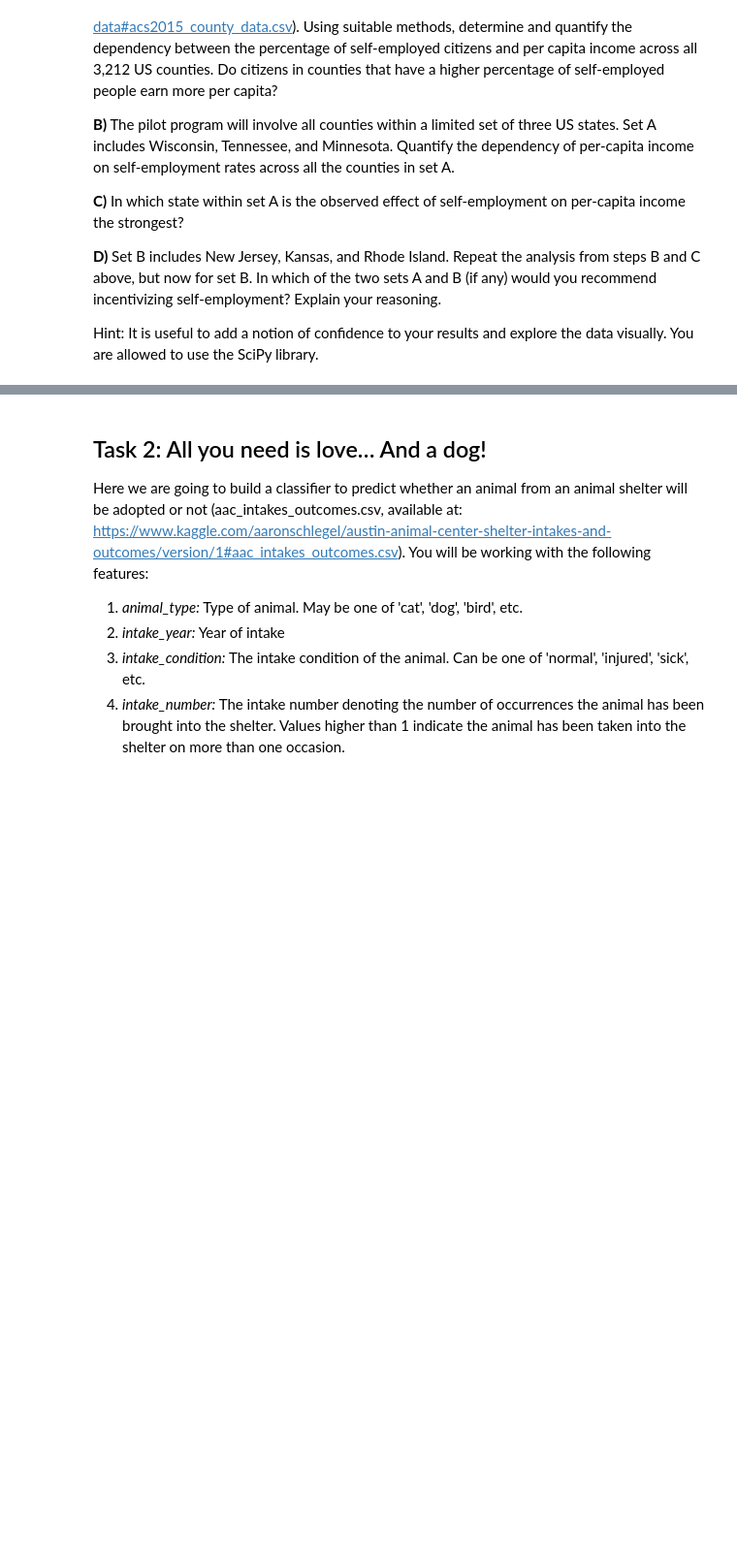
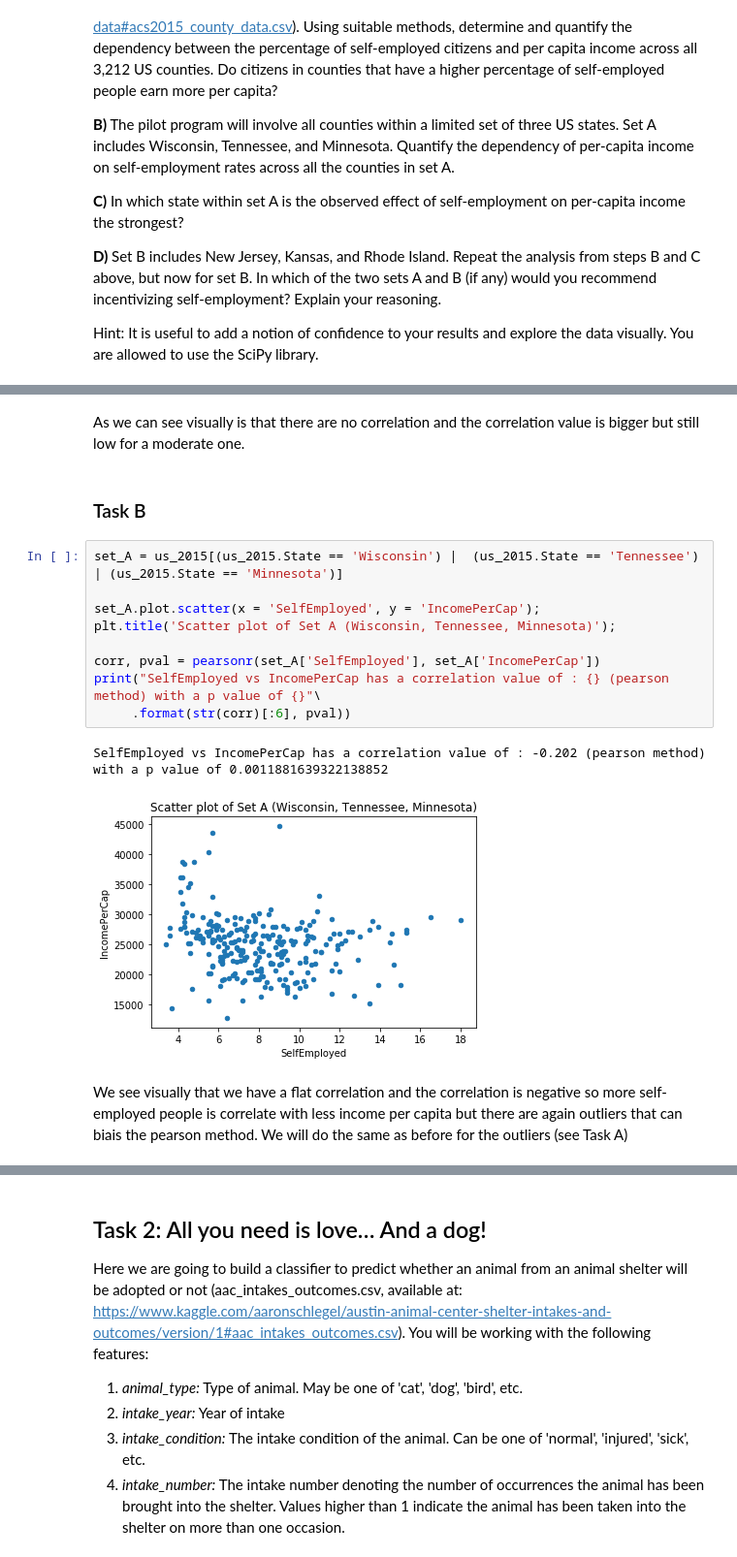
Before and after one commit to vbruttin/ada_homeworks, a Jupyter notebook: Homework4.ipynb, the cells around one changed output, grey strips where cells are left out. Shown at 97% size. Cells and saved outputs as stored; diff of their text form; blank space fills up the shorter version.

```diff
--- a/Homework4.ipynb
+++ b/Homework4.ipynb
@@ -180,0 +101,18 @@ set_B_wo_outliers = set_B[(set_B.IncomePerCap <= 34824.0) & (set_B.IncomePerCap
+# %% [markdown]
+As we can see visually is that there are no correlation and the correlation value is bigger but still low for a moderate one.
+# %% [markdown]
+### Task B
+# %%
+set_A = us_2015[(us_2015.State == 'Wisconsin') |  (us_2015.State == 'Tennessee') | (us_2015.State == 'Minnesota')]
+
+set_A.plot.scatter(x = 'SelfEmployed', y = 'IncomePerCap');
+plt.title('Scatter plot of Set A (Wisconsin, Tennessee, Minnesota)');
+
+corr, pval = pearsonr(set_A['SelfEmployed'], set_A['IncomePerCap'])
+print("SelfEmployed vs IncomePerCap has a correlation value of : {} (pearson method) with a p value of {}"\
+     .format(str(corr)[:6], pval))
+# %% [output]
+SelfEmployed vs IncomePerCap has a correlation value of : -0.202 (pearson method) with a p value of 0.0011881639322138852
+[figure, added]
+# %% [markdown]
+We see visually that we have a flat correlation and the correlation is negative so more self-employed people is correlate with less income per capita but there are again outliers that can biais the pearson method. We will do the same as before for the outliers (see Task A)
```
Also changed, not shown: parts of 53 cells of this notebook.
